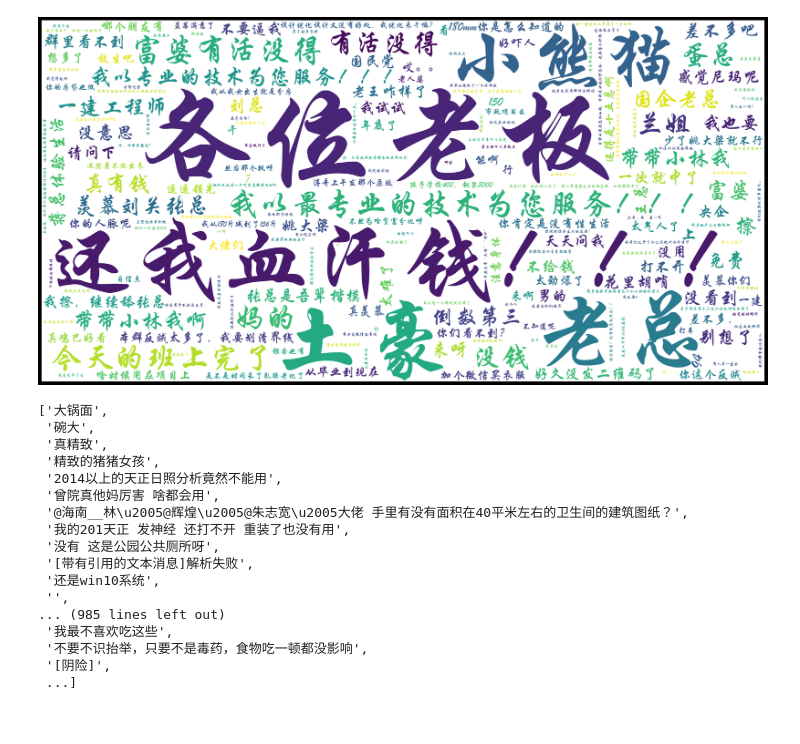
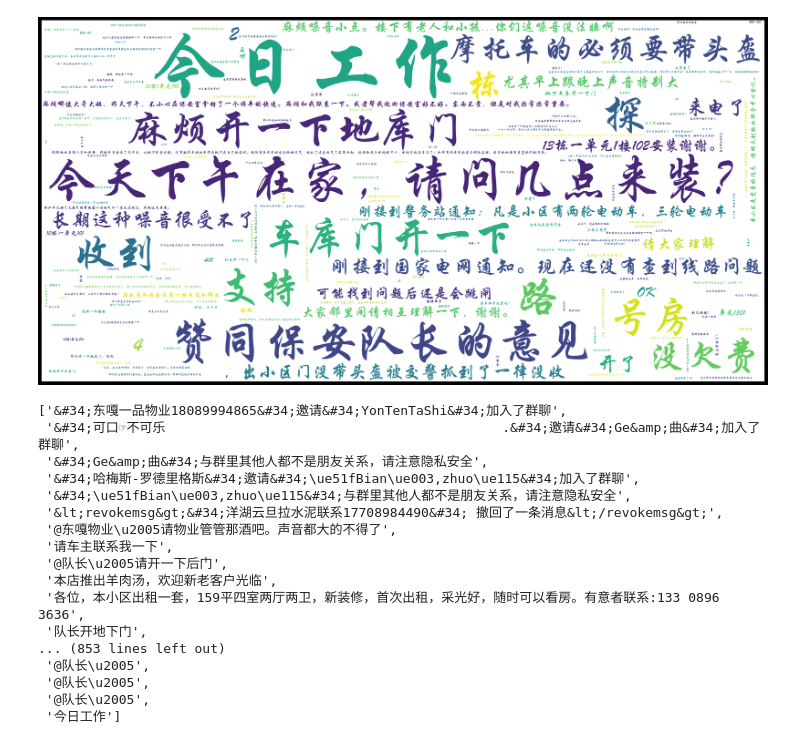
Before and after one commit to why198546/HLandscape, a Jupyter notebook: 13.Others/wxwordcloud.ipynb, the cells around one changed output. Drawn from its saved outputs; the diff is of its cells as text; code cells hidden in the pictures.

```diff
--- a/13.Others/wxwordcloud.ipynb
+++ b/13.Others/wxwordcloud.ipynb
@@ -63,31 +63,31 @@ def generate_wordcloud(text):
 # %%
 
 # 替换以下路径为您的文件夹路径
-folder_path = r'D:\Downloads\export\396573373@chatroom_扯几把单_'
+folder_path = r'D:\Downloads\export\25361401114@chatroom_东嘎一品业主群_'
 extracted_messages = extract_messages_from_folder(folder_path)
 
 # 将所有消息合并为一个长字符串，用于生成词云
 combined_messages = ' '.join(extracted_messages)
 generate_wordcloud(combined_messages)
 # %% [output]
-[figure, old version]
+[figure, new version]
 # %%
 extracted_messages
 # %% [output]
-['大锅面',
- '碗大',
- '真精致',
- '精致的猪猪女孩',
- '2014以上的天正日照分析竟然不能用',
- '曾院真他妈厉害 啥都会用',
- '@海南__林\u2005@辉煌\u2005@朱志宽\u2005大佬 手里有没有面积在40平米左右的卫生间的建筑图纸？',
- '我的201天正 发神经 还打不开 重装了也没有用',
- '没有 这是公园公共厕所呀',
- '[带有引用的文本消息]解析失败',
- '还是win10系统',
- '',
-... (985 lines left out)
- '我最不喜欢吃这些',
- '不要不识抬举，只要不是毒药，食物吃一顿都没影响',
- '[阴险]',
- ...]
+['&#34;东嘎一品物业18089994865&#34;邀请&#34;YonTenTaShi&#34;加入了群聊',
+ '&#34;可口☞不可乐                                           .&#34;邀请&#34;Ge&amp;曲&#34;加入了群聊',
+ '&#34;Ge&amp;曲&#34;与群里其他人都不是朋友关系，请注意隐私安全',
+ '&#34;哈梅斯-罗德里格斯&#34;邀请&#34;\ue51fBian\ue003,zhuo\ue115&#34;加入了群聊',
+ '&#34;\ue51fBian\ue003,zhuo\ue115&#34;与群里其他人都不是朋友关系，请注意隐私安全',
+ '&lt;revokemsg&gt;&#34;洋湖云旦拉水泥联系17708984490&#34; 撤回了一条消息&lt;/revokemsg&gt;',
+ '@东嘎物业\u2005请物业管管那酒吧。声音都大的不得了',
+ '请车主联系我一下',
+ '@队长\u2005请开一下后门',
+ '本店推出羊肉汤，欢迎新老客户光临',
+ '各位，本小区出租一套，159平四室两厅两卫，新装修，首次出租，采光好，随时可以看房。有意者联系:133 0896 3636',
+ '队长开地下门',
+... (853 lines left out)
+ '@队长\u2005',
+ '@队长\u2005',
+ '@队长\u2005',
+ '今日工作']
```
Also changed, not shown: 7 other files.
